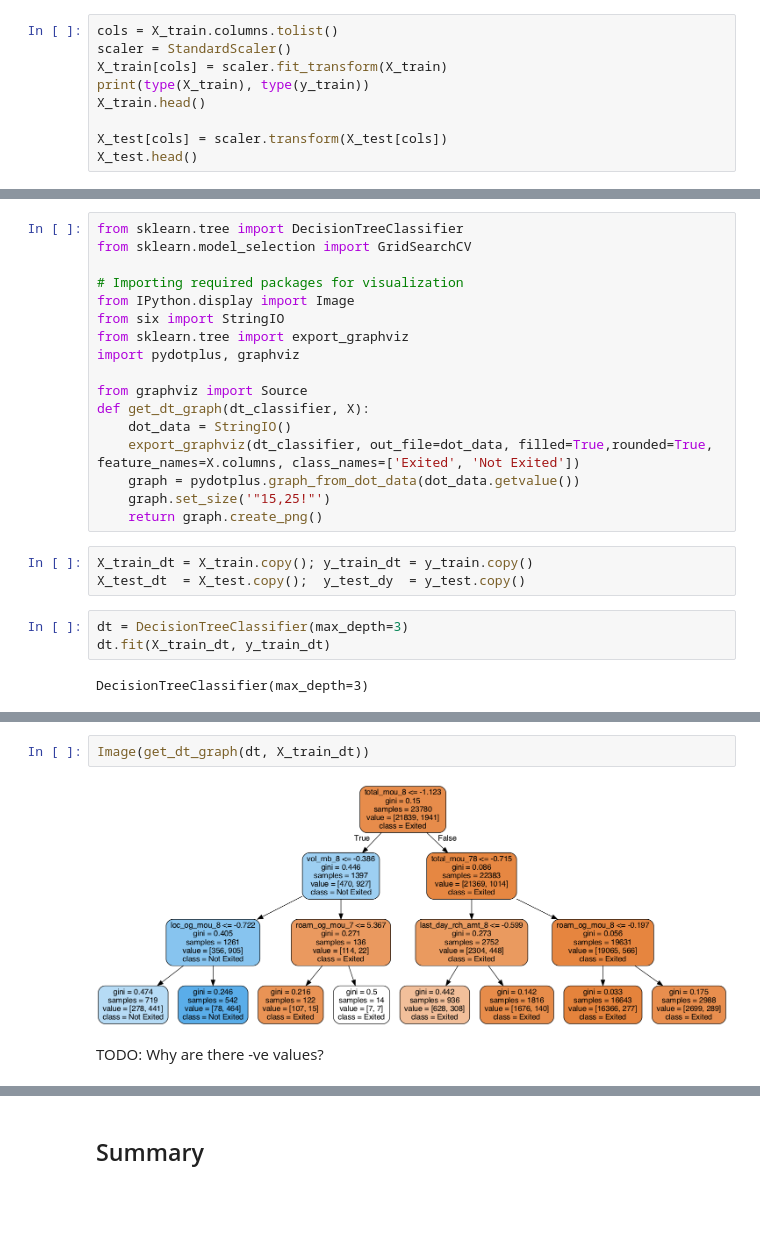
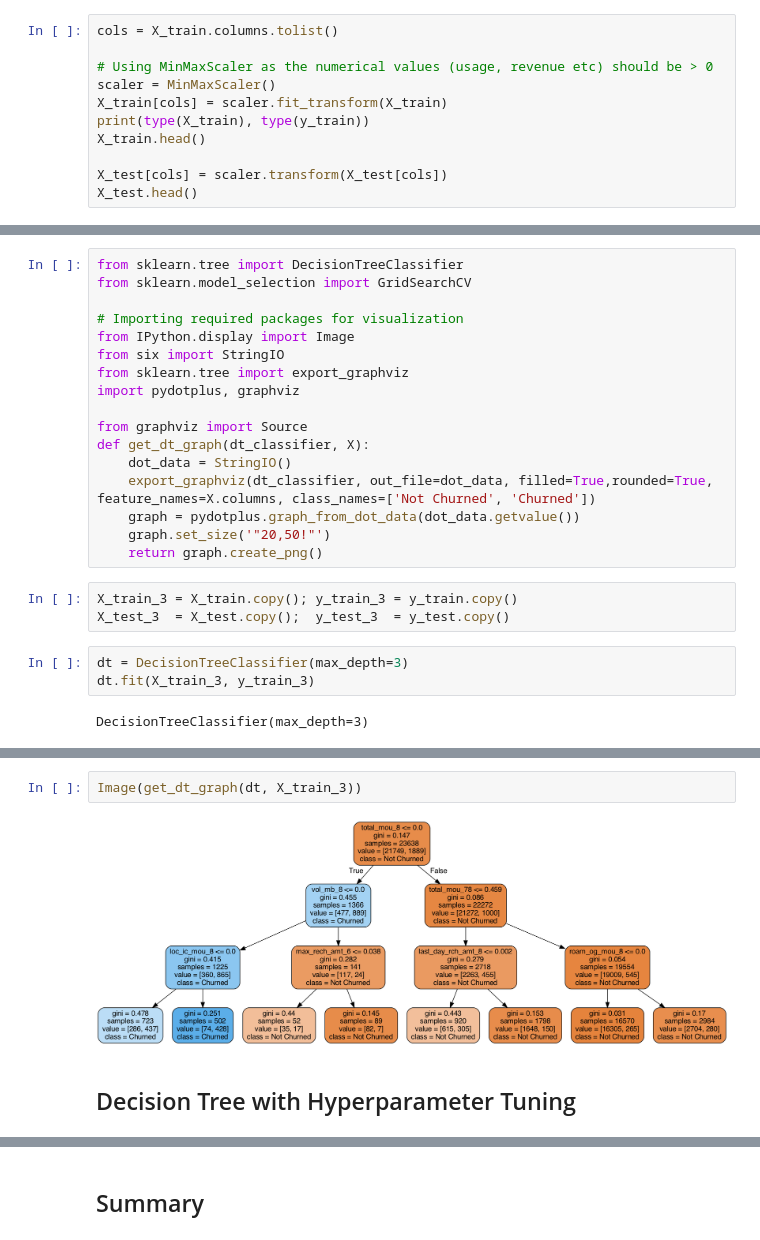
Before and after one commit to sreedevigattu/telecomchurn, a Jupyter notebook: telecomchurn.ipynb, the cells around one changed output, grey strips where cells are left out. Cells and saved outputs as stored; diff of their text form; blank space fills up the shorter version.

Commit message:
Usinf MinMaxScaler

```diff
--- a/telecomchurn.ipynb
+++ b/telecomchurn.ipynb
@@ -1290,7 +1424,9 @@ X_test: (5945, 144), y_test: (5945,)
 <class 'pandas.core.frame.DataFrame'> <class 'pandas.core.series.Series'>
 # %%
 cols = X_train.columns.tolist()
-scaler = StandardScaler()
+
+# Using MinMaxScaler as the numerical values (usage, revenue etc) should be > 0
+scaler = MinMaxScaler()
 X_train[cols] = scaler.fit_transform(X_train)
 print(type(X_train), type(y_train))
 X_train.head()
@@ -2296,16 +2374,16 @@ import pydotplus, graphviz
 from graphviz import Source
 def get_dt_graph(dt_classifier, X):
     dot_data = StringIO()
-    export_graphviz(dt_classifier, out_file=dot_data, filled=True,rounded=True, feature_names=X.columns, class_names=['Exited', 'Not Exited'])
+    export_graphviz(dt_classifier, out_file=dot_data, filled=True,rounded=True, feature_names=X.columns, class_names=['Not Churned', 'Churned'])
     graph = pydotplus.graph_from_dot_data(dot_data.getvalue())
-    graph.set_size('"15,25!"')
+    graph.set_size('"20,50!"')
     return graph.create_png()
 # %%
-X_train_dt = X_train.copy(); y_train_dt = y_train.copy()
-X_test_dt  = X_test.copy();  y_test_dy  = y_test.copy()
+X_train_3 = X_train.copy(); y_train_3 = y_train.copy()
+X_test_3  = X_test.copy();  y_test_3  = y_test.copy()
 # %%
 dt = DecisionTreeClassifier(max_depth=3)
-dt.fit(X_train_dt, y_train_dt)
+dt.fit(X_train_3, y_train_3)
 # %% [output]
 DecisionTreeClassifier(max_depth=3)
 # %%
@@ -2377,6 +2450,6 @@ df_fi.sort_values(by='feature importance', ascending=False).head()
 # %%
-Image(get_dt_graph(dt, X_train_dt))
+Image(get_dt_graph(dt, X_train_3))
 # %% [output]
-[figure, old version]
+[figure, new version]
-# %% [markdown]
-TODO: Why are there -ve values?
+# %% [markdown]
+## Decision Tree with Hyperparameter Tuning
```
Also changed, not shown: parts of 114 cells of this notebook.
